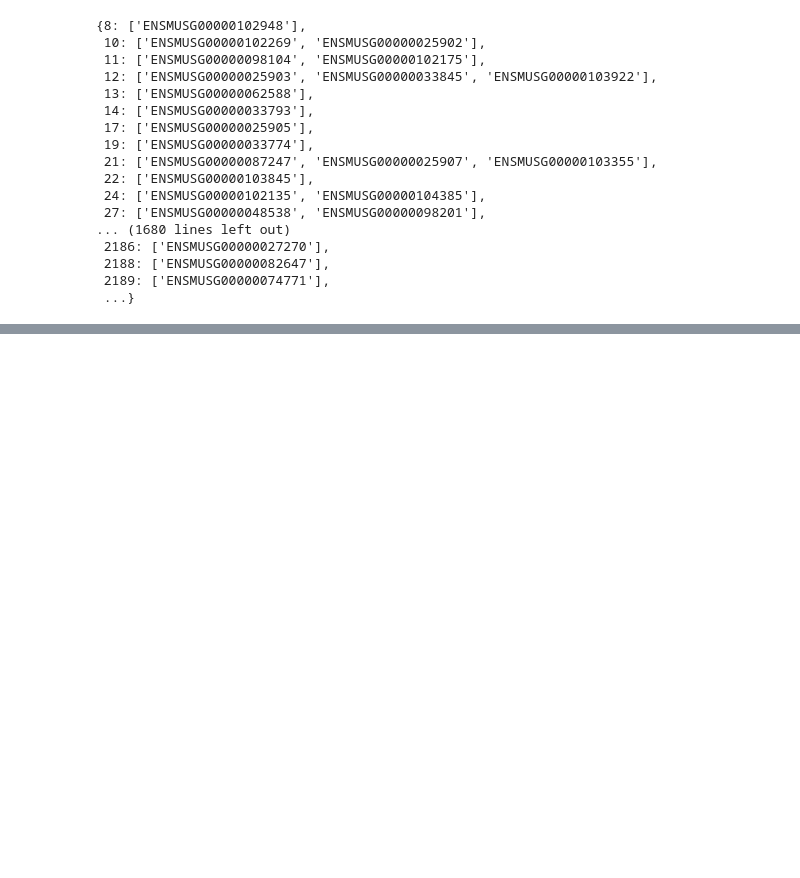
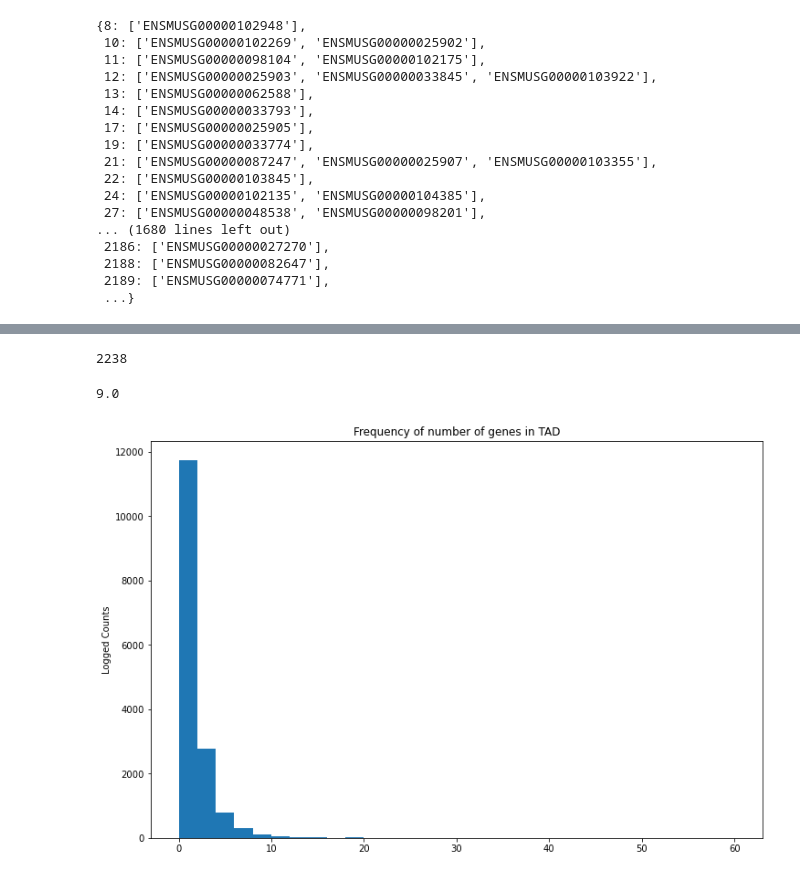
Before and after one commit to RenhaoL/HST508_Fall2022_final_project, a Jupyter notebook: codes/20221129_corr_matrix_scTPM.ipynb, the cells around one changed output, grey strips where cells are left out. Cells and saved outputs as stored; diff of their text form; code cells hidden in the pictures; blank space fills up the shorter version.

Commit message:
histogram

```diff
--- a/codes/20221129_corr_matrix_scTPM.ipynb
+++ b/codes/20221129_corr_matrix_scTPM.ipynb
@@ -148,0 +178,16 @@ new_tg_dict
+# %%
+len(final_tg_dict)
+# %% [output]
+2238
+# %%
+np.percentile([len(l) for l in tg_dict.values()],99)
+# %% [output]
+9.0
+# %%
+plt.rcParams["figure.figsize"] = (12,8)
+plt.hist([len(l) for l in tg_dict.values()],bins=30)
+plt.title("Frequency of number of genes in TAD")
+plt.ylabel("Logged Counts")
+plt.show()
+# %% [output]
+[figure, added]
```
Also changed, not shown: parts of 3 cells of this notebook.
